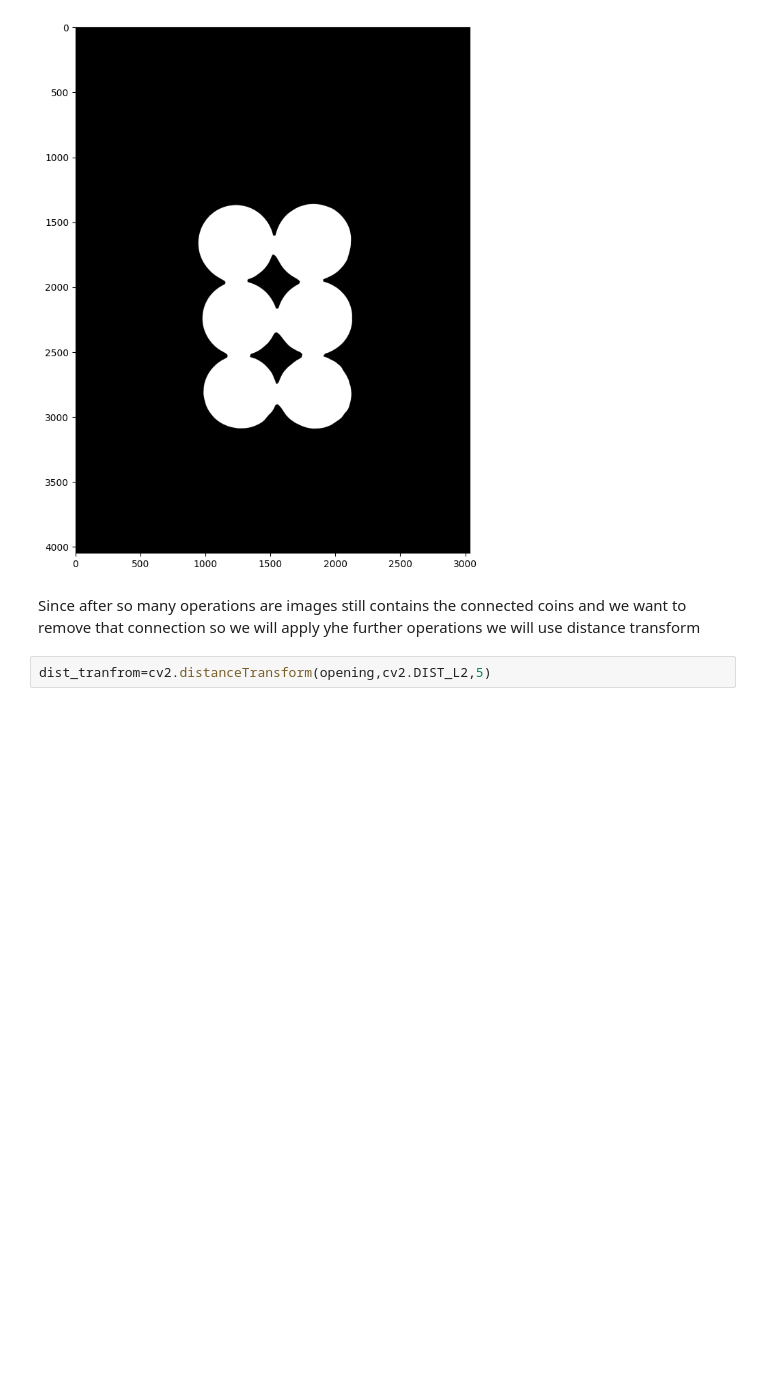
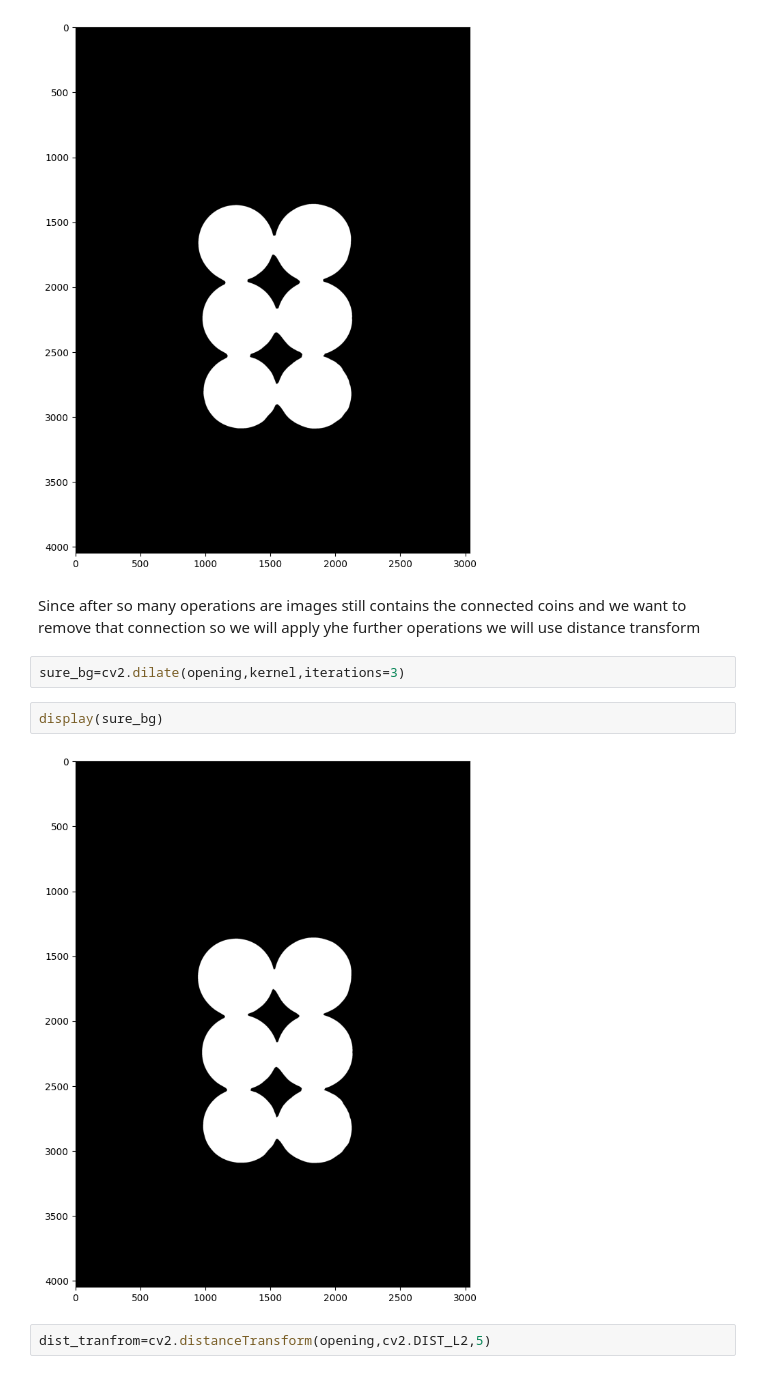
Before and after one commit to SuvitKumar003/computer-Vision-Projects, a Jupyter notebook: watershed_algorithm.ipynb, the cells around one changed output. Drawn from its saved outputs; the diff is of its cells as text; blank space fills up the shorter version.

```diff
--- a/watershed_algorithm.ipynb
+++ b/watershed_algorithm.ipynb
@@ -75,6 +75,12 @@ display(opening)
 [figure]
 # %% [markdown]
 Since after so many operations are images still contains the connected coins and we want to remove that connection so we will apply yhe further operations we will use distance transform
+# %%
+sure_bg=cv2.dilate(opening,kernel,iterations=3)
+# %%
+display(sure_bg)
+# %% [output]
+[figure, added]
 # %%
 dist_tranfrom=cv2.distanceTransform(opening,cv2.DIST_L2,5)
 # %% [markdown]
```
Also changed, not shown: parts of 5 cells of this notebook.
